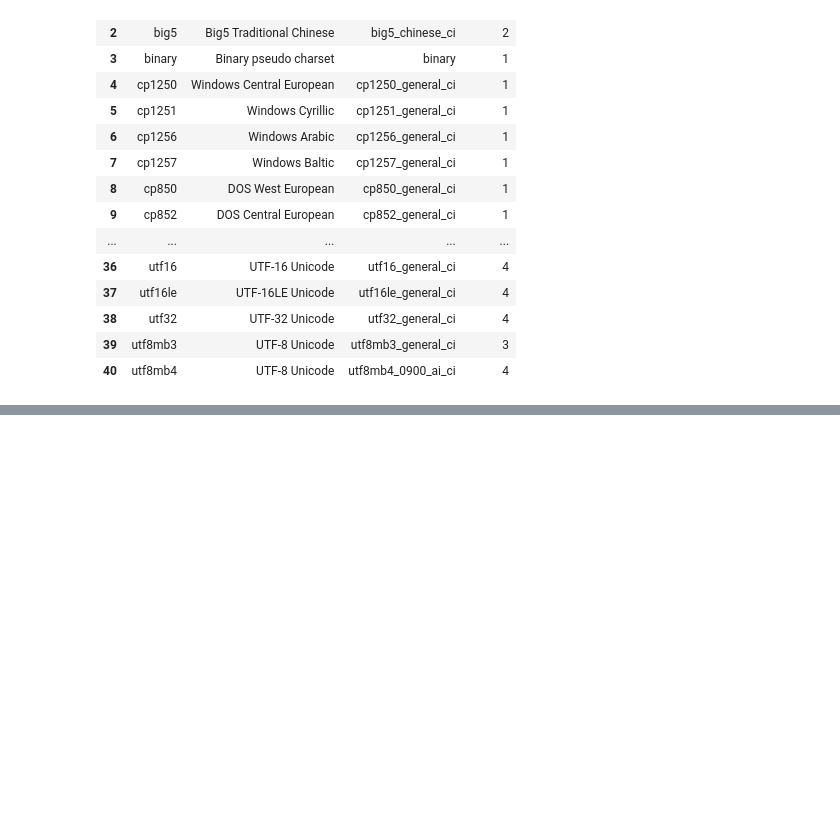
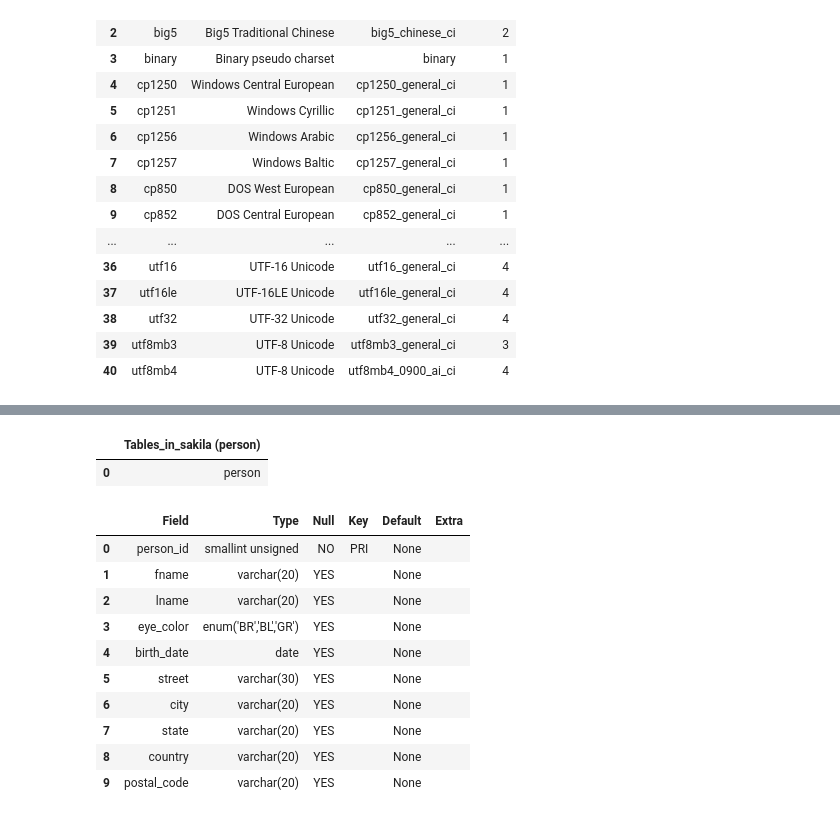
Before and after one commit to preimitz/LearningSQL, a Jupyter notebook: notebooks/02_Creating_and_Populating_a_Database.ipynb, the cells around one changed output, grey strips where cells are left out. Saved outputs shown, nothing was run; the diff lists cells and outputs as text; code cells hidden in the pictures; blank space fills up the shorter version.

Commit message:
can now start populating tables with data

```diff
--- a/notebooks/02_Creating_and_Populating_a_Database.ipynb
+++ b/notebooks/02_Creating_and_Populating_a_Database.ipynb
@@ -285,0 +345,27 @@ Now you can ask yourself in which way you would implement the above given exampl
+# %%
+from sqlalchemy import text
+
+# Create a SQLAlchemy engine
+engine = create_engine(f'mysql+pymysql://{USER}:{PASSWORD}@{HOST}:{PORT}/{DATABASE}')
+
+# Create the `person` table
+query ="""
+CREATE TABLE person
+    (person_id SMALLINT UNSIGNED,
+    fname VARCHAR(20),
+    lname VARCHAR(20),
+    eye_color ENUM('BR','BL','GR'),
+    birth_date DATE,
+    street VARCHAR(30),
+    city VARCHAR(20),
+    state VARCHAR(20),
+    country VARCHAR(20),
+    postal_code VARCHAR(20),
+    CONSTRAINT pk_person PRIMARY KEY (person_id)
+    );
+"""
+
+# Execute DDL query using SQLAlchemy engine
+with engine.connect() as connection:
+    connection.execute(text(query))
+    print("✅ Table `person` created successfully.")
@@ -285,0 +383,21 @@ Now you can ask yourself in which way you would implement the above given exampl
+# %%
+df = pd.read_sql("SHOW TABLES LIKE 'person';", engine)
+df
+# %% [output]
+|  | Tables_in_sakila (person) |
+| 0 | person |
+# %%
+df = pd.read_sql("DESCRIBE person;", engine)
+df
+# %% [output]
+|  | Field | Type | Null | Key | Default | Extra |
+| 0 | person_id | smallint unsigned | NO | PRI | None |  |
+| 1 | fname | varchar(20) | YES |  | None |  |
+| 2 | lname | varchar(20) | YES |  | None |  |
+| 3 | eye_color | enum('BR','BL','GR') | YES |  | None |  |
+| 4 | birth_date | date | YES |  | None |  |
+| 5 | street | varchar(30) | YES |  | None |  |
+| 6 | city | varchar(20) | YES |  | None |  |
+| 7 | state | varchar(20) | YES |  | None |  |
+| 8 | country | varchar(20) | YES |  | None |  |
+| 9 | postal_code | varchar(20) | YES |  | None |  |
```
Also changed, not shown: parts of 11 cells of this notebook.
